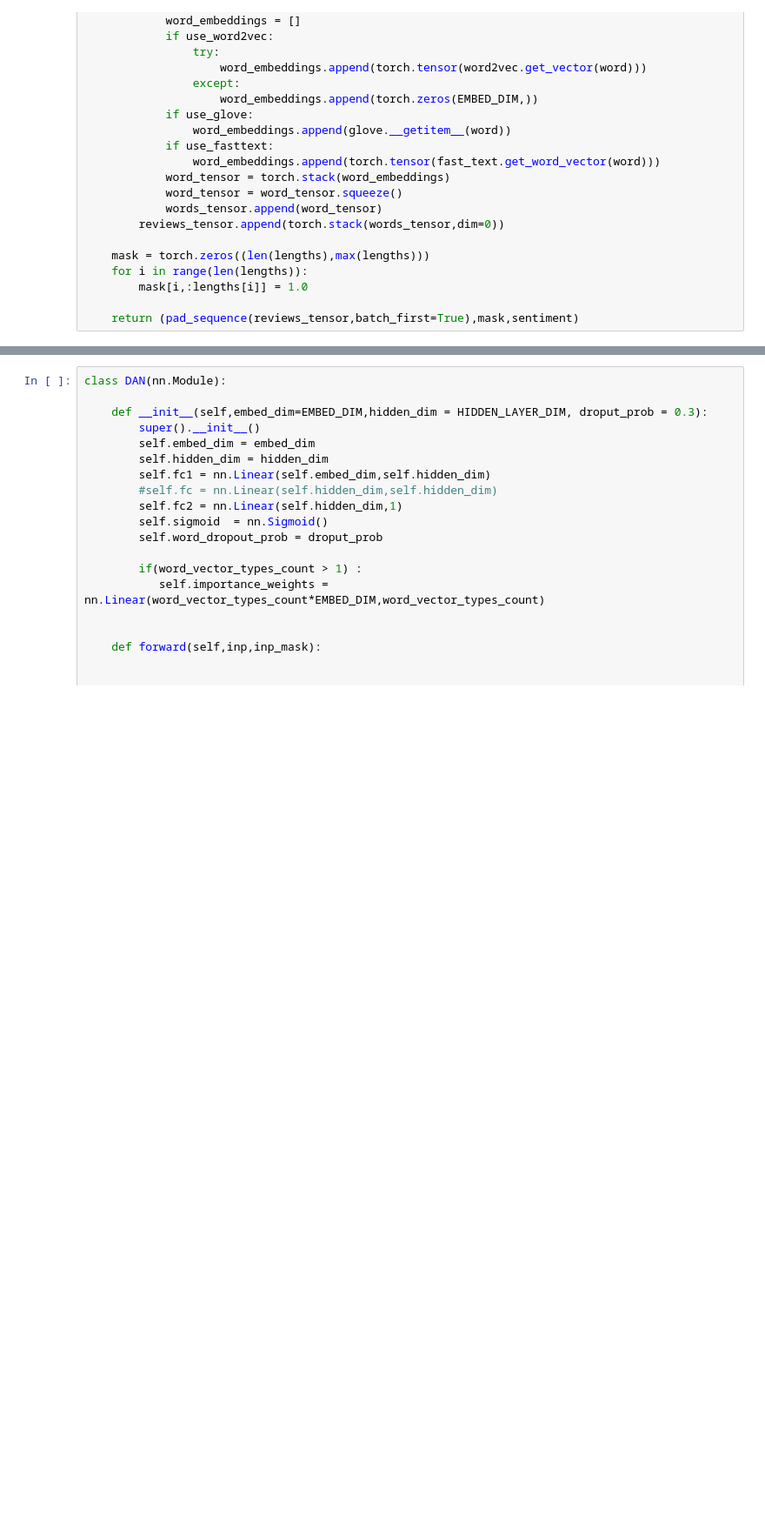
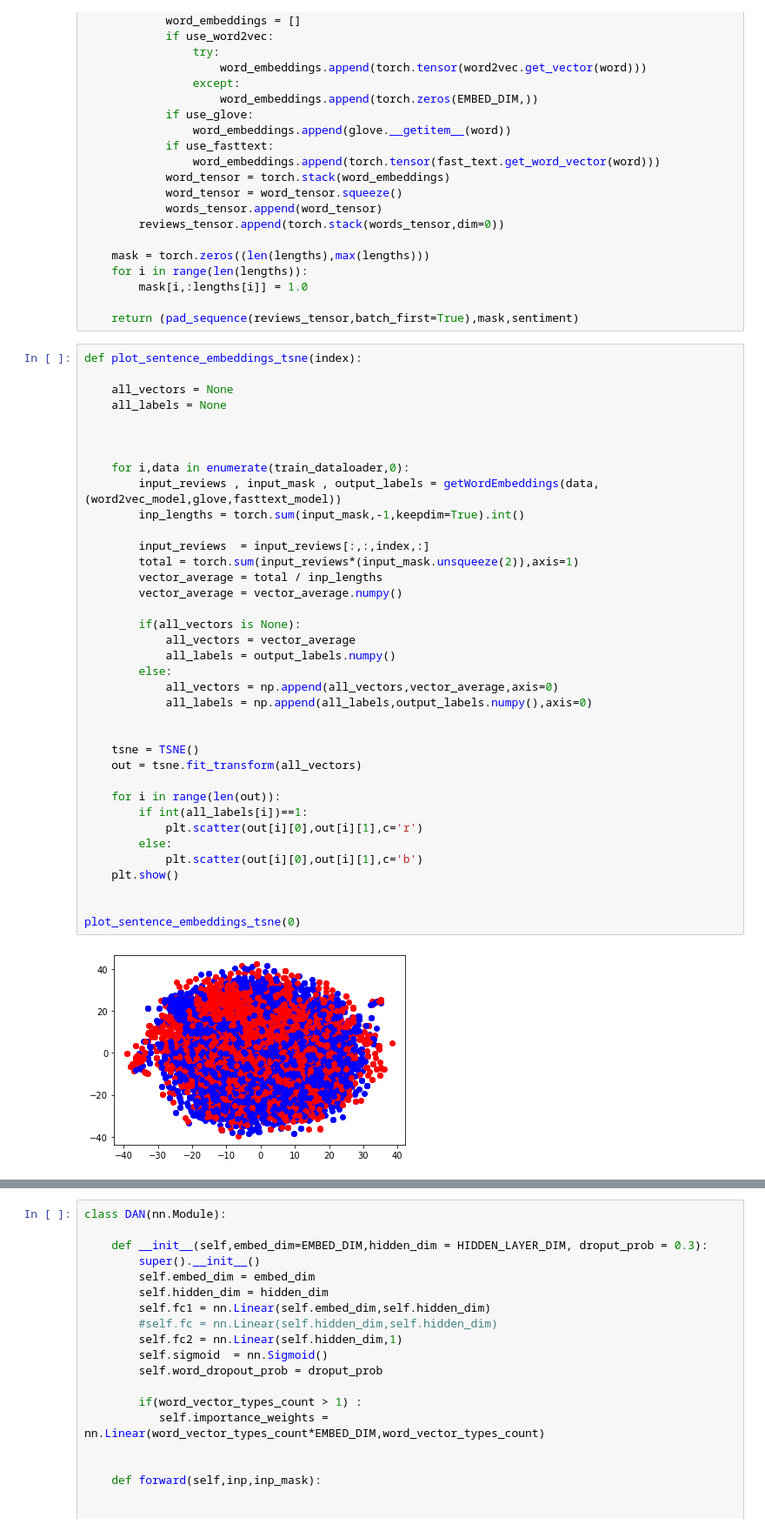
Before and after one commit to JACOBIN-SCTCS/Deep_Learning_For_NLP_IISC, a Jupyter notebook: Assignment1/solution.ipynb, the cells around one changed output, grey strips where cells are left out. Shown: that part at 87% size. Cells and saved outputs as stored; diff of their text form; blank space fills up the shorter version.

Commit message:
Added TSNE plots

```diff
--- a/Assignment1/solution.ipynb
+++ b/Assignment1/solution.ipynb
@@ -264,3 +264,42 @@ def getWordEmbeddings(batch_data,dicts):
         mask[i,:lengths[i]] = 1.0
 
     return (pad_sequence(reviews_tensor,batch_first=True),mask,sentiment)
+# %%
+def plot_sentence_embeddings_tsne(index):
+
+    all_vectors = None
+    all_labels = None
+
+
+
+    for i,data in enumerate(train_dataloader,0):
+        input_reviews , input_mask , output_labels = getWordEmbeddings(data,(word2vec_model,glove,fasttext_model))
+        inp_lengths = torch.sum(input_mask,-1,keepdim=True).int()
+
+        input_reviews  = input_reviews[:,:,index,:]
+        total = torch.sum(input_reviews*(input_mask.unsqueeze(2)),axis=1)
+        vector_average = total / inp_lengths
+        vector_average = vector_average.numpy()
+
+        if(all_vectors is None):
+            all_vectors = vector_average
+            all_labels = output_labels.numpy()
+        else:
+            all_vectors = np.append(all_vectors,vector_average,axis=0)
+            all_labels = np.append(all_labels,output_labels.numpy(),axis=0)
+
+
+    tsne = TSNE()
+    out = tsne.fit_transform(all_vectors)
+
+    for i in range(len(out)):
+        if int(all_labels[i])==1:
+            plt.scatter(out[i][0],out[i][1],c='r')
+        else:
+            plt.scatter(out[i][0],out[i][1],c='b')
+    plt.show()
+
+
+plot_sentence_embeddings_tsne(0)
+# %% [output]
+[figure, added]
```
Also changed, not shown: parts of 6 cells of this notebook.
